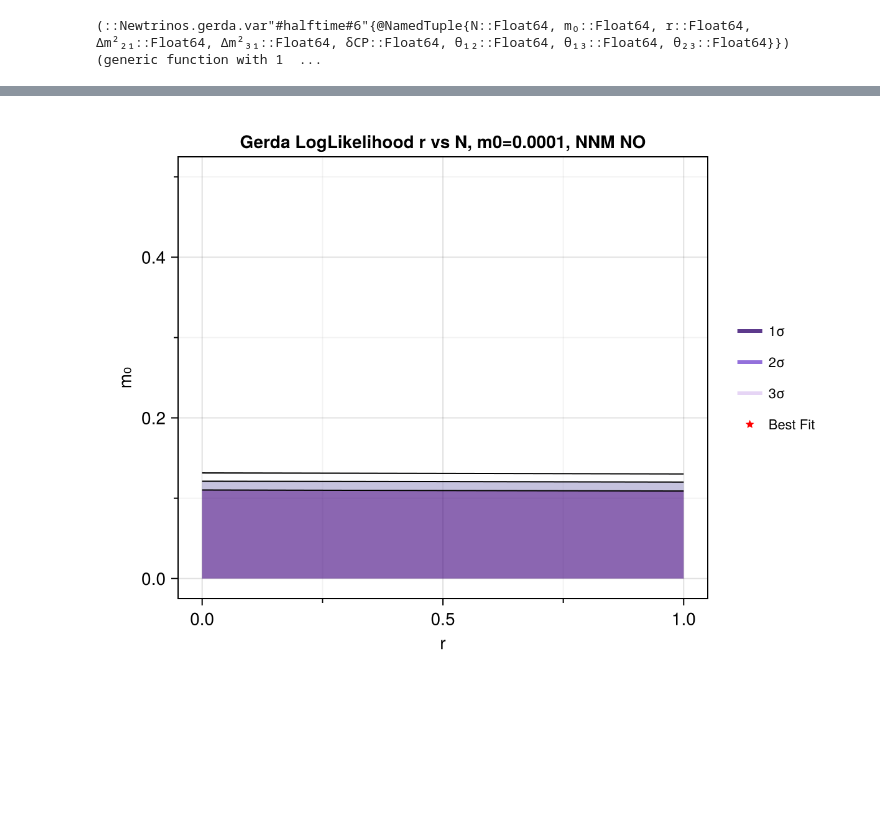
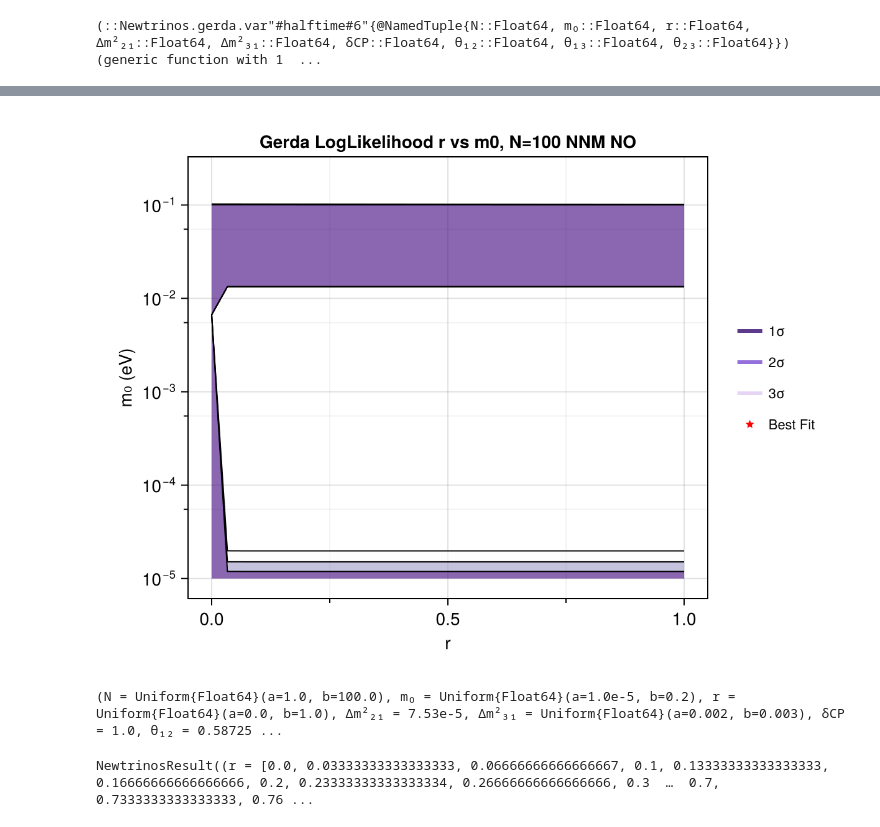
Before and after one commit to philippeller/Newtrinos.jl, a Jupyter notebook: src/experiments/gerda/gerda.ipynb, the cells around one changed output, grey strips where cells are left out. Drawn from its saved outputs; the diff is of its cells as text; code cells hidden in the pictures; blank space fills up the shorter version.

Commit message:
gerda&katrin new cut

```diff
--- a/src/experiments/gerda/gerda.ipynb
+++ b/src/experiments/gerda/gerda.ipynb
@@ -313,8 +115,39 @@ Indices of masses exceeding threshold:
 # %%
 #plot and save the image
 using CairoMakie
-img = CairoMakie.plot(result_NN; title="Gerda LogLikelihood r vs N, m0=0.0001, NNM NO")
+img = CairoMakie.plot(result_NN; title="Gerda LogLikelihood r vs m0, N=100 NNM NO")
 display("image/png", img)
 #save("/home/sofialon/Newtrinos.jl/plot_final/scans/gerda/scan_gerda_rm0_N=100_NNM_NO_cut3.png", img)
 # %% [output]
-[figure, old version]
+[figure, new version]
+# %%
+
+all_priors = Newtrinos.get_priors(experiments)
+par= Newtrinos.get_params(experiments)
+
+
+vars_to_scan = ( r=31 ,  N =31)
+
+modified_priors = (
+    N = all_priors.N,
+    m₀ =all_priors.m₀,
+    r = all_priors.r,
+
+
+
+
+    Δm²₂₁ = par.Δm²₂₁,
+    Δm²₃₁ = all_priors.Δm²₃₁,
+    δCP = par.δCP,
+    θ₁₂ = par.θ₁₂,
+    θ₁₃ = all_priors.θ₁₃,
+    θ₂₃ = par.θ₂₃
+)
+# %% [output]
+(N = Uniform{Float64}(a=1.0, b=100.0), m₀ = Uniform{Float64}(a=1.0e-5, b=0.2), r = Uniform{Float64}(a=0.0, b=1.0), Δm²₂₁ = 7.53e-5, Δm²₃₁ = Uniform{Float64}(a=0.002, b=0.003), δCP = 1.0, θ₁₂ = 0.58725 ...
+# %%
+likelihood_NN = Newtrinos.generate_likelihood(experiments);
+
+result_NN = Newtrinos.scan(likelihood_NN, modified_priors, vars_to_scan, par)
+# %% [output]
+NewtrinosResult((r = [0.0, 0.03333333333333333, 0.06666666666666667, 0.1, 0.13333333333333333, 0.16666666666666666, 0.2, 0.23333333333333334, 0.26666666666666666, 0.3  …  0.7, 0.7333333333333333, 0.76 ...
```
Also changed, not shown: parts of 8 cells of this notebook, 10 other files.
